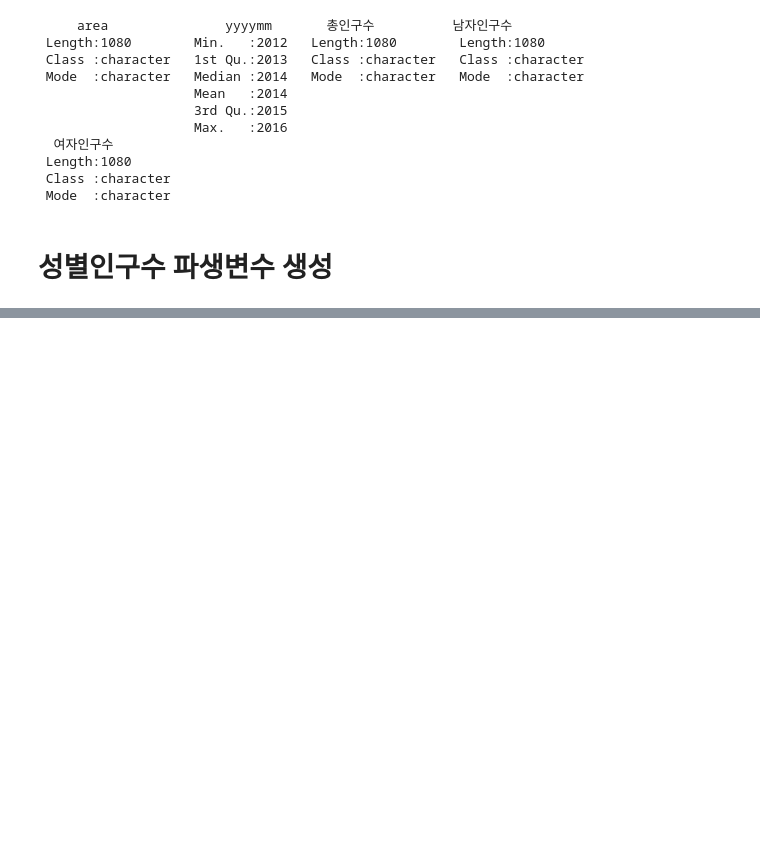
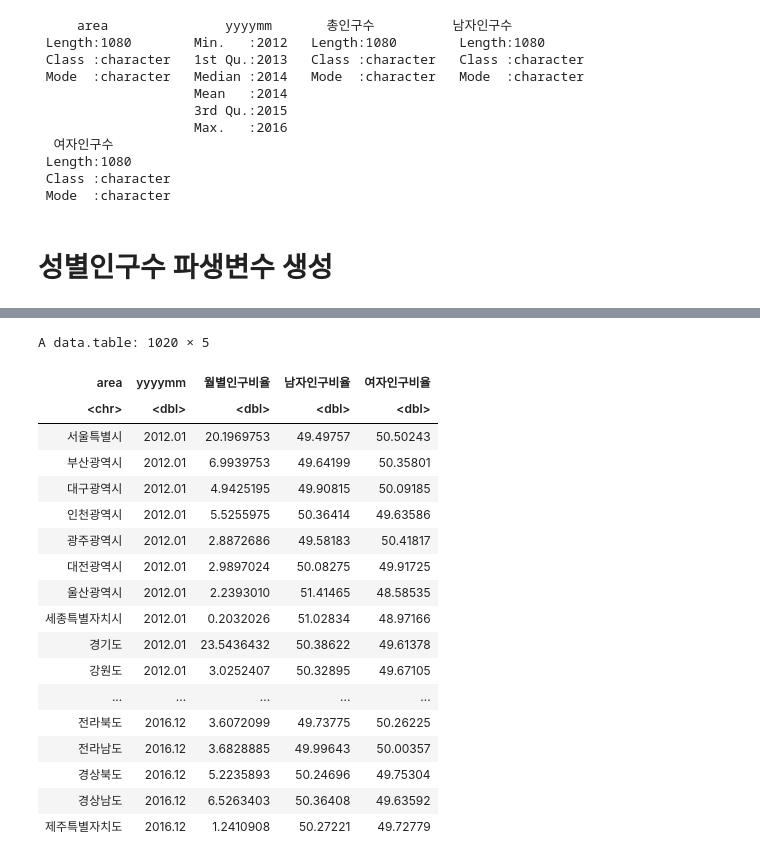
Before and after one commit to min02yam/Prediction-of-Cardiovascular-Disease-Incidence-using-machine-learning, a Jupyter notebook: 3_인구.ipynb, the cells around one changed output, grey strips where cells are left out. Cells and saved outputs as stored; diff of their text form; code cells hidden in the pictures; blank space fills up the shorter version.

```diff
--- a/3_인구.ipynb
+++ b/3_인구.ipynb
@@ -133,0 +156,2 @@ A data.frame: 60 × 5
+# %%
+성별인구수 = merge(성별인구수,전국, by='yyyymm')
@@ -133,0 +203,22 @@ A data.frame: 60 × 5
+# %%
+성별인구수 %>% select(area, yyyymm, 월별인구비율, 남자인구비율,여자인구비율)
+# %% [output]
+A data.table: 1020 × 5
+| area | yyyymm | 월별인구비율 | 남자인구비율 | 여자인구비율 |
+| <chr> | <dbl> | <dbl> | <dbl> | <dbl> |
+| 서울특별시 | 2012.01 | 20.1969753 | 49.49757 | 50.50243 |
+| 부산광역시 | 2012.01 | 6.9939753 | 49.64199 | 50.35801 |
+| 대구광역시 | 2012.01 | 4.9425195 | 49.90815 | 50.09185 |
+| 인천광역시 | 2012.01 | 5.5255975 | 50.36414 | 49.63586 |
+| 광주광역시 | 2012.01 | 2.8872686 | 49.58183 | 50.41817 |
+| 대전광역시 | 2012.01 | 2.9897024 | 50.08275 | 49.91725 |
+| 울산광역시 | 2012.01 | 2.2393010 | 51.41465 | 48.58535 |
+| 세종특별자치시 | 2012.01 | 0.2032026 | 51.02834 | 48.97166 |
+| 경기도 | 2012.01 | 23.5436432 | 50.38622 | 49.61378 |
+| 강원도 | 2012.01 | 3.0252407 | 50.32895 | 49.67105 |
+| ... | ... | ... | ... | ... |
+| 전라북도 | 2016.12 | 3.6072099 | 49.73775 | 50.26225 |
+| 전라남도 | 2016.12 | 3.6828885 | 49.99643 | 50.00357 |
+| 경상북도 | 2016.12 | 5.2235893 | 50.24696 | 49.75304 |
+| 경상남도 | 2016.12 | 6.5263403 | 50.36408 | 49.63592 |
+| 제주특별자치도 | 2016.12 | 1.2410908 | 50.27221 | 49.72779 |
```
Also changed, not shown: parts of 18 cells of this notebook.
